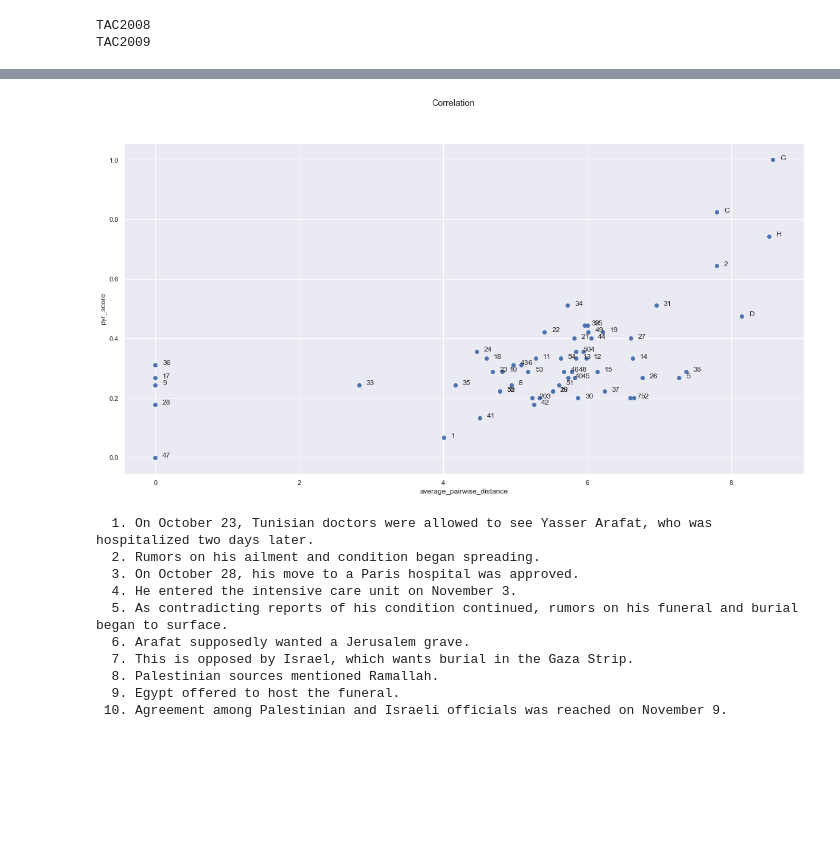
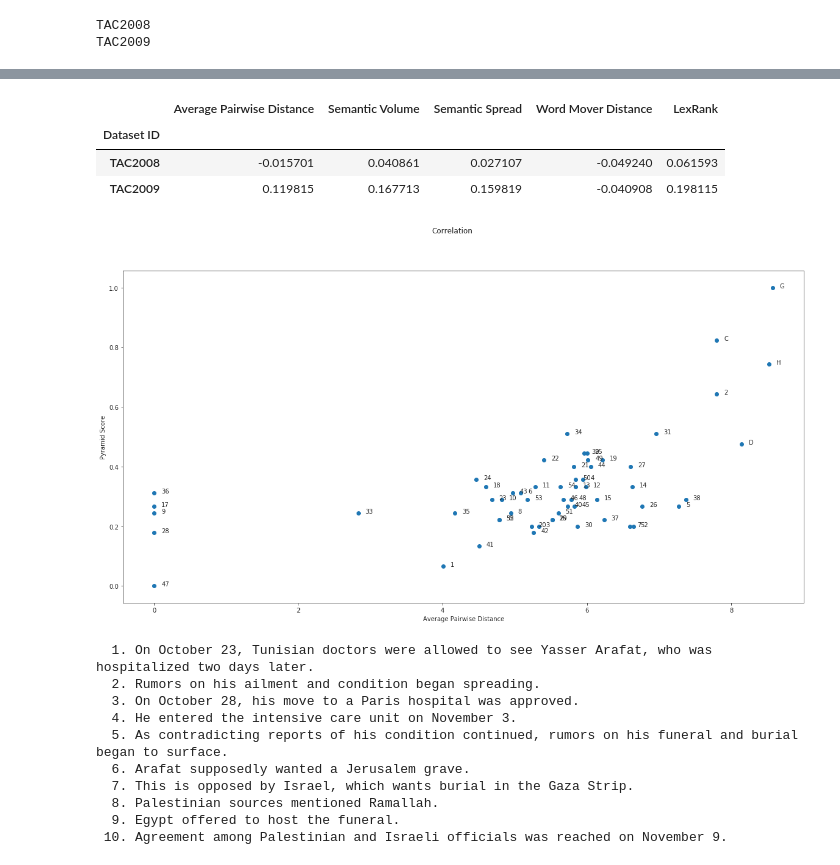
Before and after one commit to korunosk/geometry-of-text-summarization, a Jupyter notebook: main.ipynb, the cells around one changed output, grey strips where cells are left out. Cells and saved outputs as stored; diff of their text form; code cells hidden in the pictures; blank space fills up the shorter version.

```diff
--- a/main.ipynb
+++ b/main.ipynb
@@ -5,18 +5,10 @@ import numpy as np
 import pandas as pd
 from scipy.stats import kendalltau
 from src.lexrank import degree_centrality_scores
-import ot
-from ipywidgets import interact
-from plotly.offline import init_notebook_mode, iplot
-import cufflinks as cf
-init_notebook_mode(connected=True)
-cf.go_offline()
-
-from gensim.parsing.preprocessing import preprocess_documents
 
 import matplotlib.pyplot as plt
 import seaborn as sns
-sns.set()
+sns.set_style('ticks')
 
 from config import *
 from helpers import *
@@ -25,7 +17,8 @@ from redundancy import *
 from relevance import *
 # %%
 DATASET = DATASETS[1]
-EMBEDDINGS_DIR = os.path.join(DATA_DIR, 'BERT')
+DATA_DIR = f'/scratch/korunosk/data'
+EMBEDDINGS_DIR = os.path.join(DATA_DIR, 'BERT_sent')
 # %% [markdown]
 ## Experiments
 # %%
@@ -143,17 +159,18 @@ for dataset_id in DATASETS:
 
         for p,i in enumerate(indices):
             data.append({
-                'dataset_id': dataset_id,
-                'topic_id': topic_id,
-                'summ_id': summary_ids[p],
-                'average_pairwise_distance': average_pairwise_distance(np.array(summary_embs[i[0]:i[1]])),
-                'semantic_volume': semantic_volume(np.array(summary_pts[i[0]:i[1]])),
-                'semantic_spread': semantic_spread(np.array(summary_embs[i[0]:i[1]])),
-                'lex_rank': lex_rank(document_embs, np.array(summary_embs[i[0]:i[1]]), lr_scores),
-                'pyr_score': pyr_scores[p]
+                'Dataset ID': dataset_id,
+                'Topic ID': topic_id,
+                'Summary ID': summary_ids[p],
+                'Average Pairwise Distance': average_pairwise_distance(np.array(summary_embs[i[0]:i[1]])),
+                'Semantic Volume': semantic_volume(np.array(summary_pts[i[0]:i[1]])),
+                'Semantic Spread': semantic_spread(np.array(summary_embs[i[0]:i[1]])),
+                'Word Mover Distance': word_mover_distance(document_embs, np.array(np.array(summary_embs[i[0]:i[1]])), []),
+                'LexRank': lex_rank(document_embs, np.array(summary_embs[i[0]:i[1]]), lr_scores),
+                'Pyramid Score': pyr_scores[p]
             })
 
-df = pd.DataFrame(data)
+df = pd.DataFrame(data, columns=data[0].keys())
 # %% [output]
 TAC2008
 TAC2009
@@ -177,5 +177,17 @@ df.groupby(['dataset_id', 'topic_id']).corr(method='kendall')[['pyr_score']]
+# %%
+def fix(df):
+    df = df.corr(method='kendall').loc['Pyramid Score']
+    df.name = ''
+    return df.drop('Pyramid Score')
+df_tmp = df.groupby(['Dataset ID', 'Topic ID']).apply(fix).reset_index()
+df_tmp.groupby('Dataset ID').mean()
+# %% [output]
+|  | Average Pairwise Distance | Semantic Volume | Semantic Spread | Word Mover Distance | LexRank |
+| Dataset ID |  |  |  |  |  |
+| TAC2008 | -0.015701 | 0.040861 | 0.027107 | -0.049240 | 0.061593 |
+| TAC2009 | 0.119815 | 0.167713 | 0.159819 | -0.040908 | 0.198115 |
 # %%
-df_tmp = df[df.dataset_id == DATASET]
+df_tmp = df[df['Dataset ID'] == DATASET]
 # %%
 def print_sentences(summary):
     for i, sentence in enumerate(summary):
@@ -189,12 +201,12 @@ documents, summaries, indices, _, summary_ids = extract(tac[TOPIC_ID])
 # %%
 # Scatter plot of metric vs Pyramid score
 fig = plt.figure(figsize=(20,10))
 fig.suptitle('Correlation')
 ax = fig.add_subplot(1,1,1)
-plot_corr(ax, df_tmp, TOPIC_ID, 'average_pairwise_distance')
+plot_corr(ax, df_tmp, TOPIC_ID, 'Average Pairwise Distance')
 plt.show()
 # %% [output]
-[figure, old version]
+[figure, new version]
 # %%
 # Print sentences in summary where the metric and the Pyramid score agree
 SUMMARY_ID = int(np.where(np.array(summary_ids) == 'G')[0])
```
Also changed, not shown: parts of 20 cells of this notebook, 1 other file.
